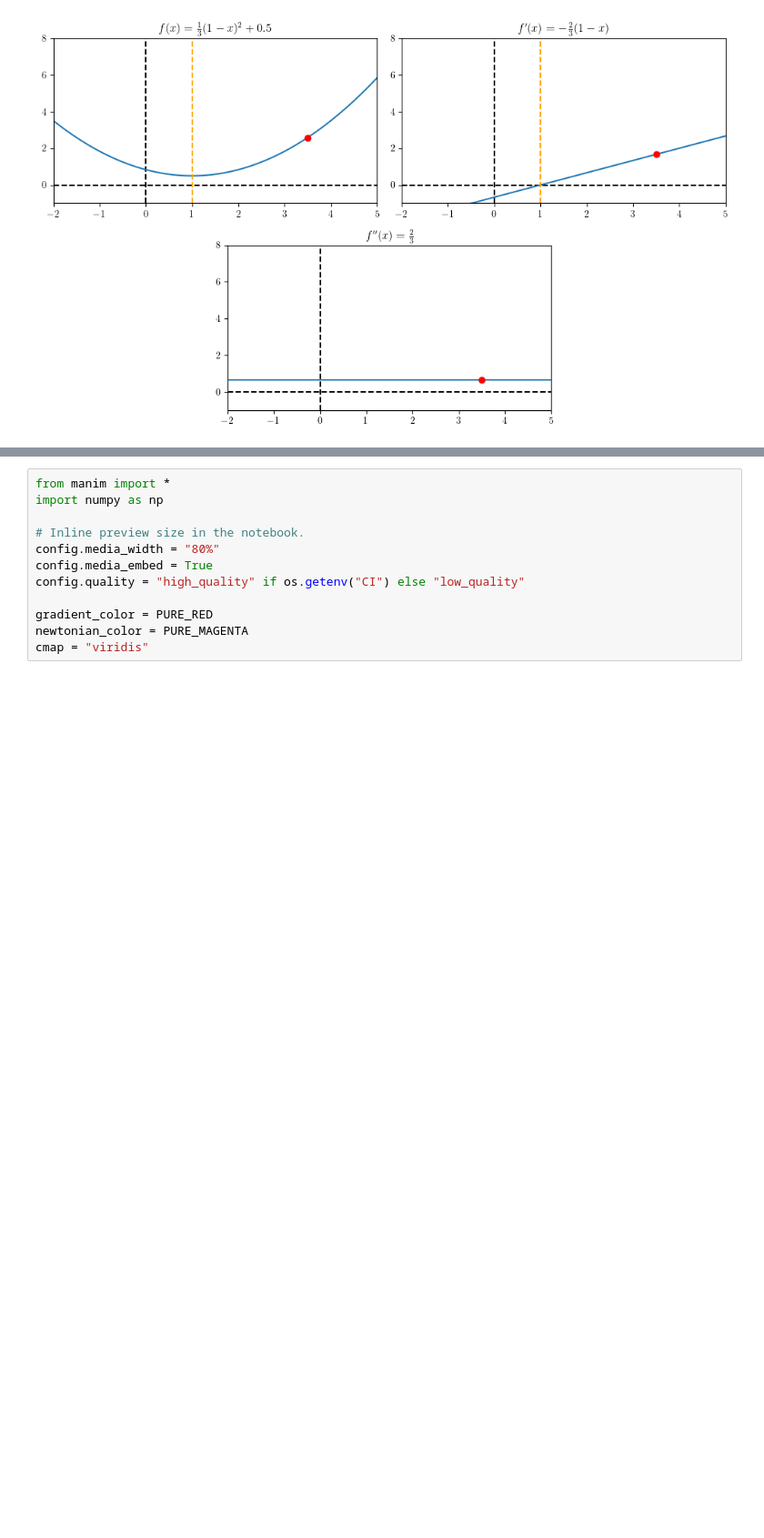
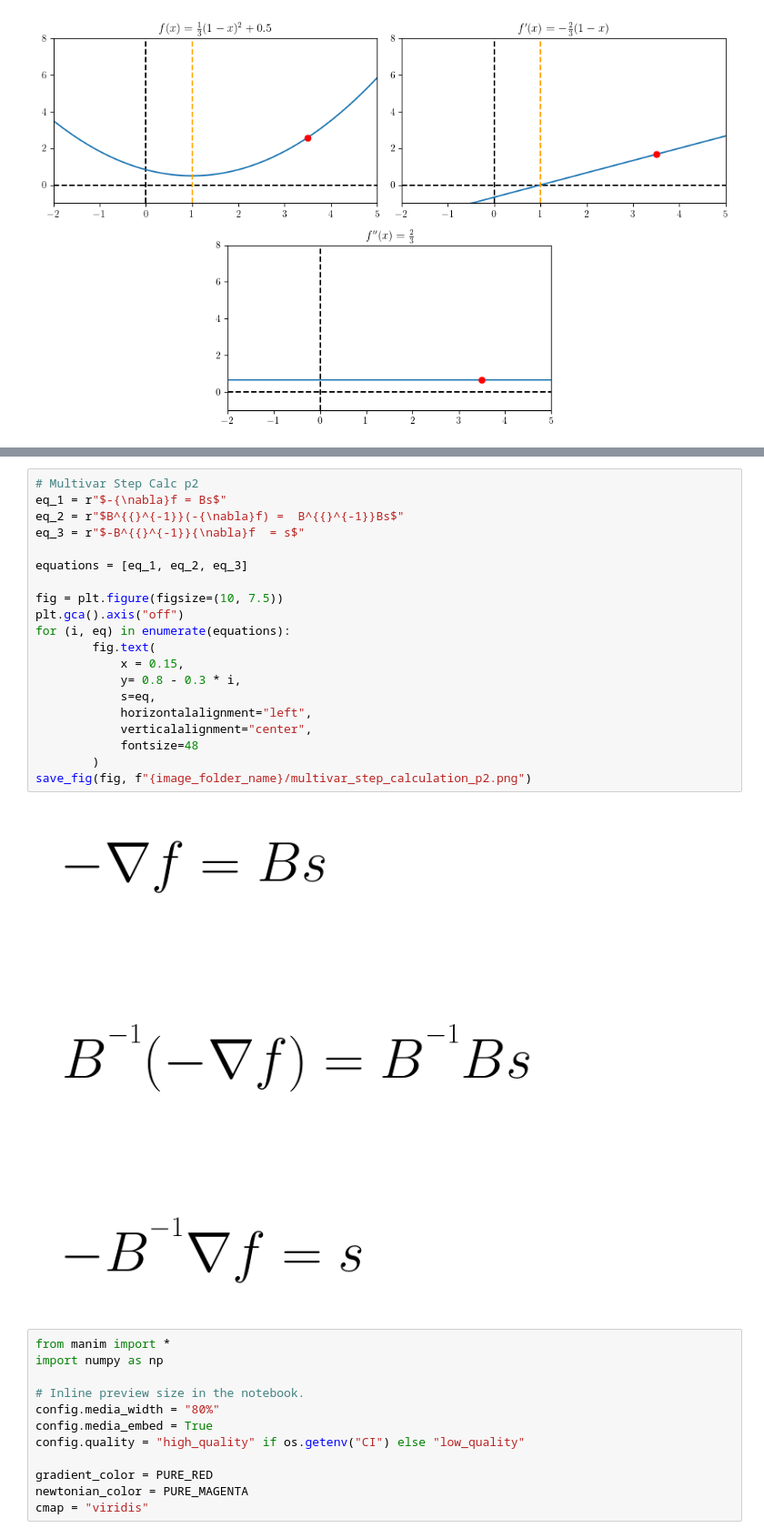
Before and after one commit to lprekon/lprekon.github.io, a Jupyter notebook: content/lmbfgs_explainer/lmbfgs_blogpost_graphics.ipynb, the cells around one changed output, grey strips where cells are left out. Shown at 91% size. Saved outputs shown, nothing was run; the diff lists cells and outputs as text; blank space fills up the shorter version.

```diff
--- a/content/lmbfgs_explainer/lmbfgs_blogpost_graphics.ipynb
+++ b/content/lmbfgs_explainer/lmbfgs_blogpost_graphics.ipynb
@@ -108,3 +147,25 @@ save_fig(fig, f"{image_folder_name}/step_calculation.png")
+# %%
+# Multivar Step Calc p2
+eq_1 = r"$-{\nabla}f = Bs$"
+eq_2 = r"$B^{{}^{-1}}(-{\nabla}f) =  B^{{}^{-1}}Bs$"
+eq_3 = r"$-B^{{}^{-1}}{\nabla}f  = s$"
+
+equations = [eq_1, eq_2, eq_3]
+
+fig = plt.figure(figsize=(10, 7.5))
+plt.gca().axis("off")
+for (i, eq) in enumerate(equations):
+        fig.text(
+            x = 0.15,
+            y= 0.8 - 0.3 * i,
+            s=eq,
+            horizontalalignment="left",
+            verticalalignment="center",
+            fontsize=48
+        )
+save_fig(fig, f"{image_folder_name}/multivar_step_calculation_p2.png")
+# %% [output]
+[figure, added]
 # %%
 from manim import *
 import numpy as np
```
Also changed, not shown: parts of 4 cells of this notebook.
